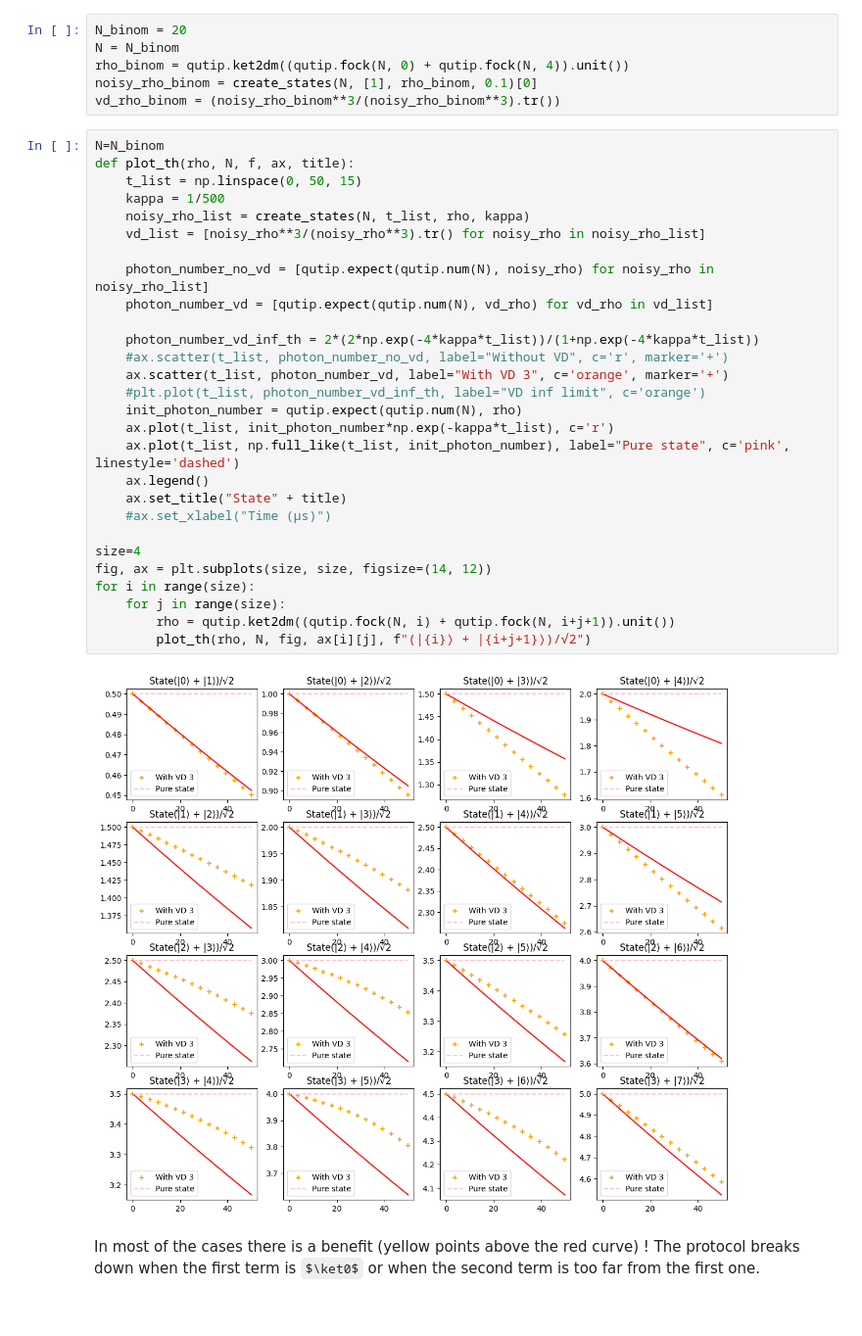
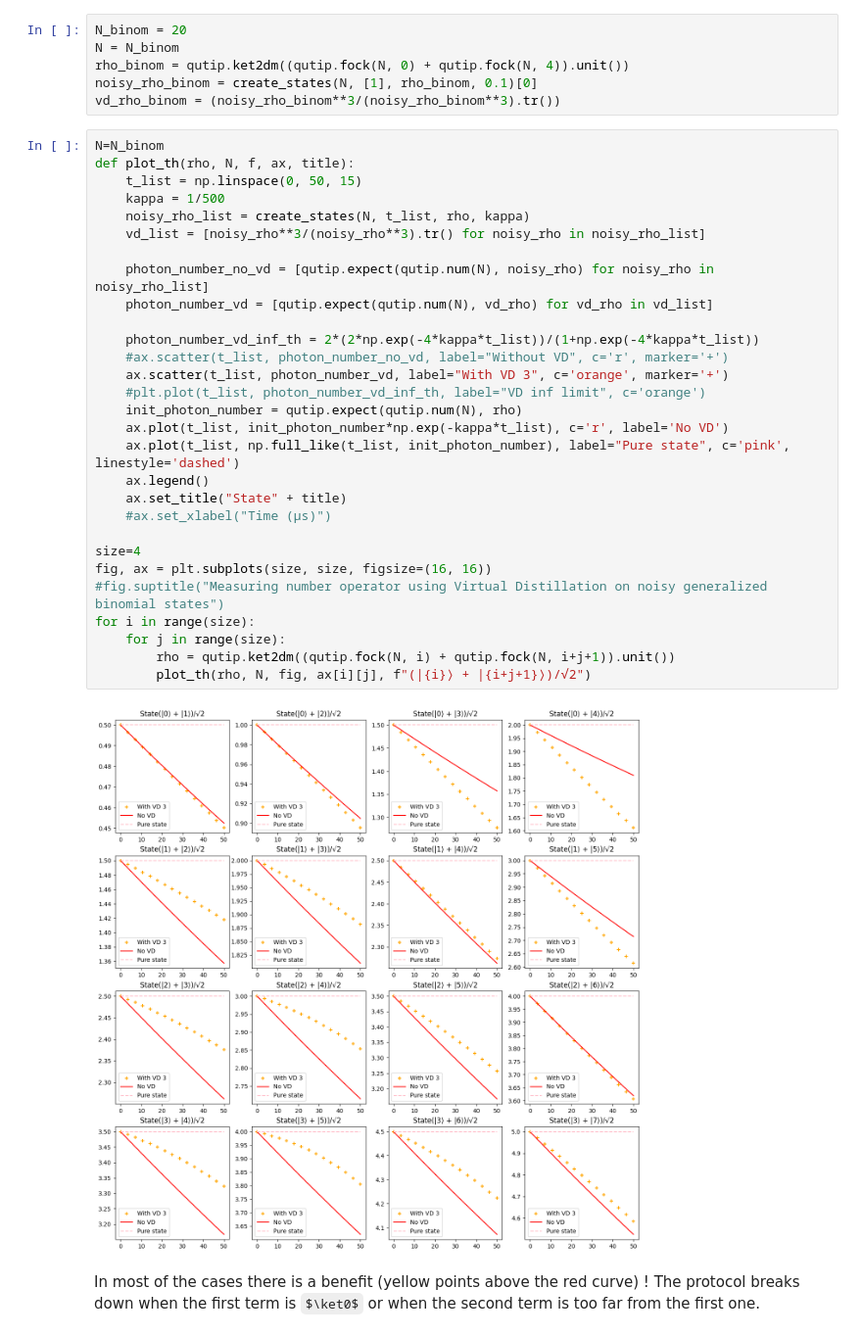
Before and after one commit to lfinocchiaro/virtual-distillation, a Jupyter notebook: tests.ipynb, the cells around one changed output. Shown at 98% size. Cells and saved outputs as stored; diff of their text form; some formulas as TeX source.

```diff
--- a/tests.ipynb
+++ b/tests.ipynb
@@ -16,33 +16,34 @@ vd_rho_binom = (noisy_rho_binom**3/(noisy_rho_binom**3).tr())
 # %%
 N=N_binom
 def plot_th(rho, N, f, ax, title):
     t_list = np.linspace(0, 50, 15)
     kappa = 1/500
     noisy_rho_list = create_states(N, t_list, rho, kappa)
     vd_list = [noisy_rho**3/(noisy_rho**3).tr() for noisy_rho in noisy_rho_list]
 
     photon_number_no_vd = [qutip.expect(qutip.num(N), noisy_rho) for noisy_rho in noisy_rho_list]
     photon_number_vd = [qutip.expect(qutip.num(N), vd_rho) for vd_rho in vd_list]
 
     photon_number_vd_inf_th = 2*(2*np.exp(-4*kappa*t_list))/(1+np.exp(-4*kappa*t_list))
     #ax.scatter(t_list, photon_number_no_vd, label="Without VD", c='r', marker='+')
     ax.scatter(t_list, photon_number_vd, label="With VD 3", c='orange', marker='+')
     #plt.plot(t_list, photon_number_vd_inf_th, label="VD inf limit", c='orange')
     init_photon_number = qutip.expect(qutip.num(N), rho)
-    ax.plot(t_list, init_photon_number*np.exp(-kappa*t_list), c='r')
+    ax.plot(t_list, init_photon_number*np.exp(-kappa*t_list), c='r', label='No VD')
     ax.plot(t_list, np.full_like(t_list, init_photon_number), label="Pure state", c='pink', linestyle='dashed')
     ax.legend()
     ax.set_title("State" + title)
     #ax.set_xlabel("Time (μs)")
 
 size=4
-fig, ax = plt.subplots(size, size, figsize=(14, 12))
+fig, ax = plt.subplots(size, size, figsize=(16, 16))
+#fig.suptitle("Measuring number operator using Virtual Distillation on noisy generalized binomial states")
 for i in range(size):
     for j in range(size):
         rho = qutip.ket2dm((qutip.fock(N, i) + qutip.fock(N, i+j+1)).unit())
         plot_th(rho, N, fig, ax[i][j], f"(|{i}⟩ + |{i+j+1}⟩)/√2")
 # %% [output]
-[figure, old version]
+[figure, new version]
 # %% [markdown]
 In most of the cases there is a benefit (yellow points above the red curve) ! The protocol breaks down when the first term is $\ket0$ or when the second term is too far from the first one.
 # %% [markdown]
```
Also changed, not shown: parts of 5 cells of this notebook, 2 other files.
